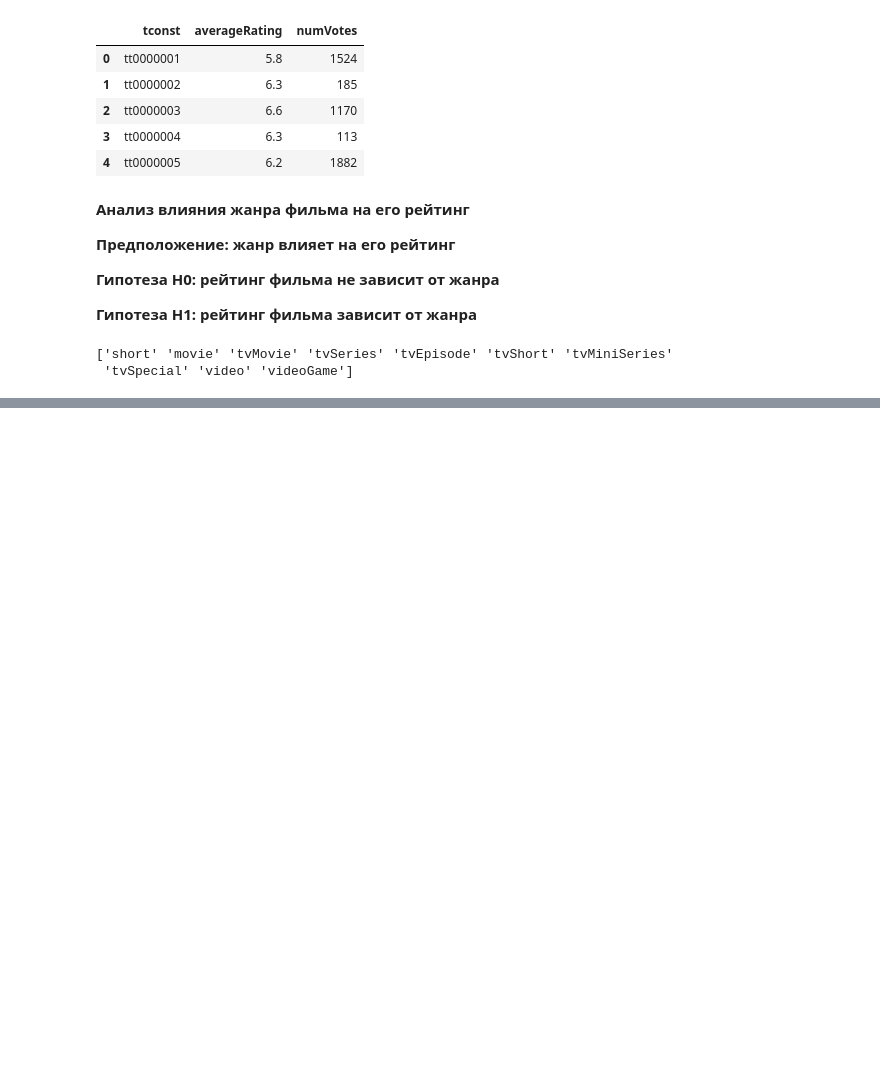
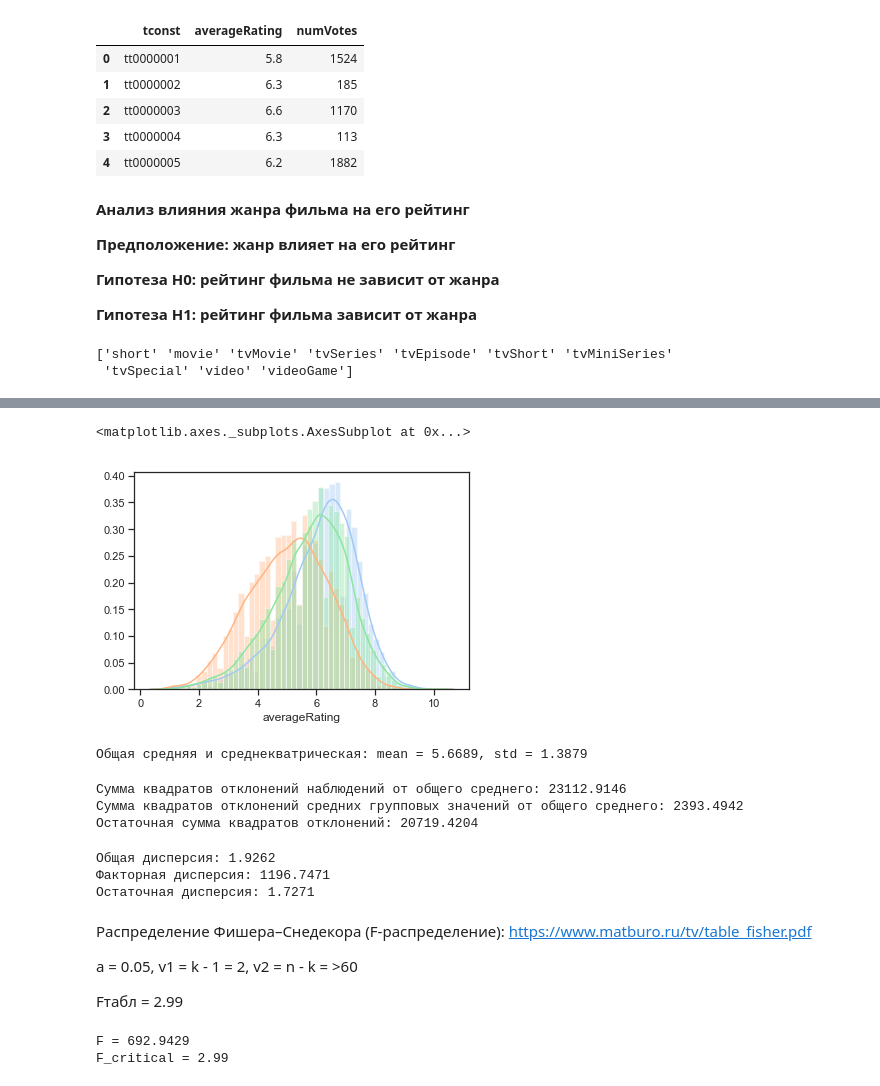
Before and after one commit to rajulun/Teorver_i_matstat, a Jupyter notebook: Teorver_i_matstat_project.ipynb, the cells around one changed output, grey strips where cells are left out. Drawn from its saved outputs; the diff is of its cells as text; code cells hidden in the pictures; blank space fills up the shorter version.

```diff
--- a/Teorver_i_matstat_project.ipynb
+++ b/Teorver_i_matstat_project.ipynb
@@ -60,0 +206,56 @@ NameError: name 'columns' is not defined
+# %%
+sns.distplot(fantasy_only.averageRating)
+sns.distplot(horror_only.averageRating)
+sns.distplot(action_only.averageRating)
+# %% [output]
+<matplotlib.axes._subplots.AxesSubplot at 0x...>
+[figure, added]
+# %%
+y = np.concatenate([y1, y2, y3])
+
+y_mean = np.mean(y)
+
+y_s2 = np.var(y, ddof=1)
+
+print(f'Общая средняя и среднекватрическая: mean = {np.round(y_mean, 4)}, std = {np.round(y_s2**0.5, 4)}')
+# %% [output]
+Общая средняя и среднекватрическая: mean = 5.6689, std = 1.3879
+# %%
+ss_g = np.sum((y - y_mean)**2)
+ss_f = ((y1_mean - y_mean)**2) * n1 + ((y2_mean - y_mean)**2) * n2 + ((y3_mean - y_mean)**2) * n3
+ss_r = np.sum((y1 - y1_mean)**2) + np.sum((y2 - y2_mean)**2) + np.sum((y3 - y3_mean)**2)
+
+print(f'Сумма квадратов отклонений наблюдений от общего среднего: {np.round(ss_g, 4)}')
+print(f'Сумма квадратов отклонений средних групповых значений от общего среднего: {np.round(ss_f, 4)}')
+print(f'Остаточная сумма квадратов отклонений: {np.round(ss_r, 4)}')
+# %% [output]
+Сумма квадратов отклонений наблюдений от общего среднего: 23112.9146
+Сумма квадратов отклонений средних групповых значений от общего среднего: 2393.4942
+Остаточная сумма квадратов отклонений: 20719.4204
+# %%
+s2_g = ss_g / (n - 1)
+s2_f = ss_f / (k - 1)
+s2_r = ss_r / (n - k)
+
+print(f'Общая дисперсия: {np.round(s2_g, 4)}')
+print(f'Факторная дисперсия: {np.round(s2_f, 4)}')
+print(f'Остаточная дисперсия: {np.round(s2_r, 4)}')
+# %% [output]
+Общая дисперсия: 1.9262
+Факторная дисперсия: 1196.7471
+Остаточная дисперсия: 1.7271
+# %% [markdown]
+Распределение Фишера–Снедекора (F-распределение): https://www.matburo.ru/tv/table_fisher.pdf
+
+a = 0.05, v1 = k - 1 = 2, v2 = n - k = >60
+
+Fтабл = 2.99
+# %%
+f_h = s2_f / s2_r
+f_critical = 2.99
+
+print(f'F = {np.round(f_h, 4)}')
+print(f'F_critical = {np.round(f_critical, 4)}')
+# %% [output]
+F = 692.9429
+F_critical = 2.99
```
Also changed, not shown: parts of 20 cells of this notebook.
